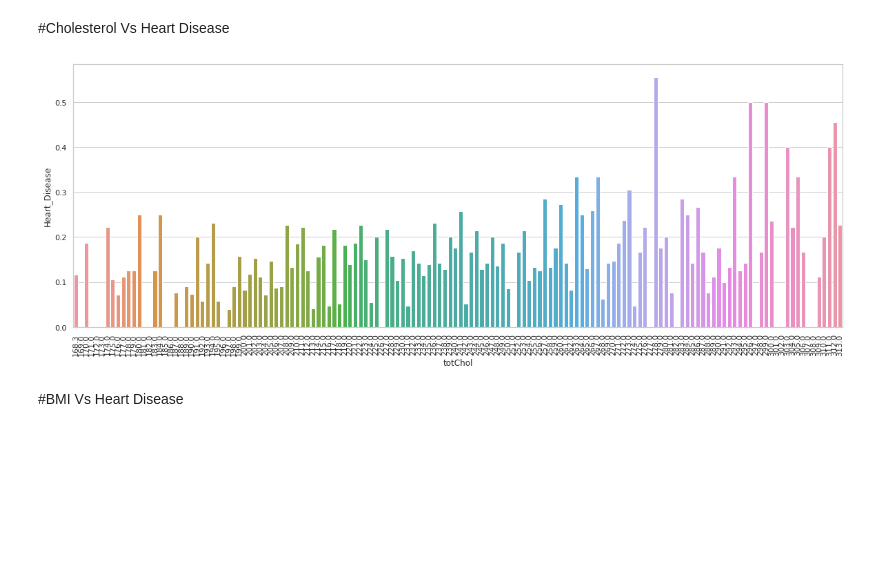
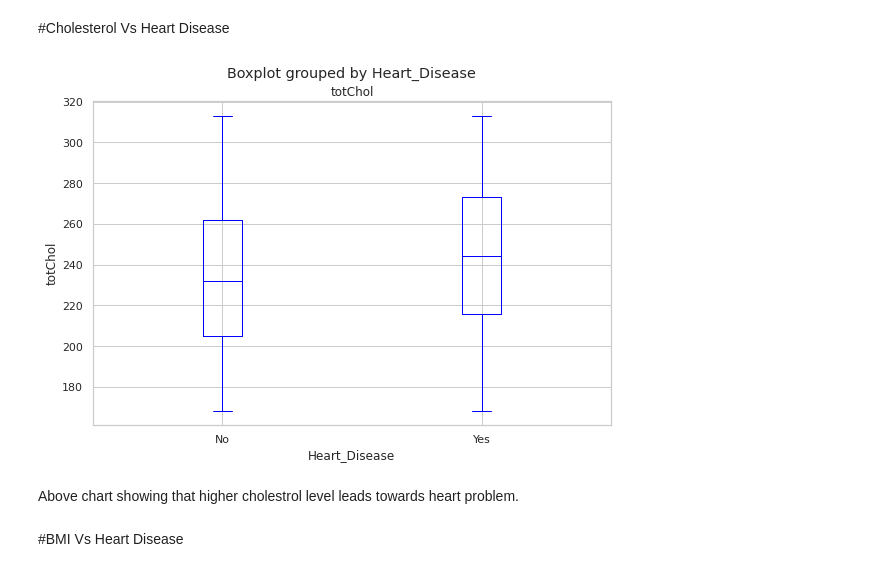
Before and after one commit to guptaprateek98/Capstone_CV_Risk_Prediction, a Jupyter notebook: Capstone_CV_Risk_Prediction.ipynb, the cells around one changed output. Cells and saved outputs as stored; diff of their text form; code cells hidden in the pictures; blank space fills up the shorter version.

```diff
--- a/Capstone_CV_Risk_Prediction.ipynb
+++ b/Capstone_CV_Risk_Prediction.ipynb
@@ -460,14 +468,16 @@ plt.show()
 [figure]
 # %% [markdown]
 #Cholesterol Vs Heart Disease
-# %%
-avg2 = dataf[["totChol", "Heart_Disease"]].groupby(['totChol'], as_index=False).mean() #sum of 1's and 0's in hear_disease and divided by total no. of 1's and 0's for a prticular age(eg 37yr).
-plt.figure(figsize=(20,7))
-sns.barplot(x='totChol', y='Heart_Disease', data=avg2)
-
-plt.xticks(rotation = 90)
-plt.show()
-# %% [output]
-[figure, removed]
+# %%
+fig = plt.figure(figsize=(9, 6))
+ax = fig.gca()
+dataf.boxplot(column = 'totChol', by = 'Heart_Disease', ax = ax, color='blue')
+ax.set_ylabel("totChol")
+ax.set(xticklabels = (['No','Yes']))
+plt.show()
+# %% [output]
+[figure, added]
+# %% [markdown]
+Above chart showing that higher cholestrol level leads towards heart problem.
 # %% [markdown]
 #BMI Vs Heart Disease
```
Also changed, not shown: parts of 11 cells of this notebook.
